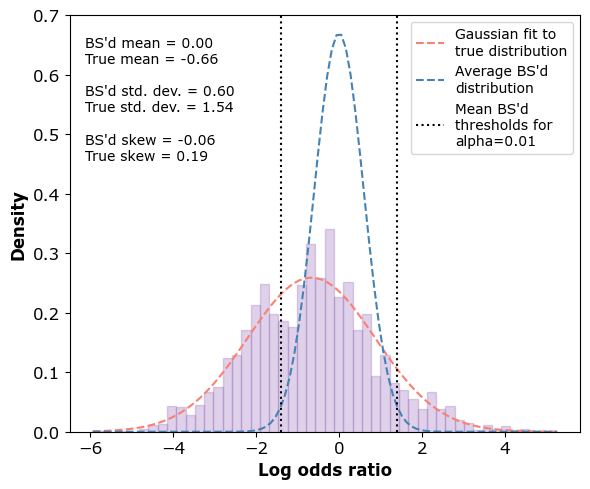
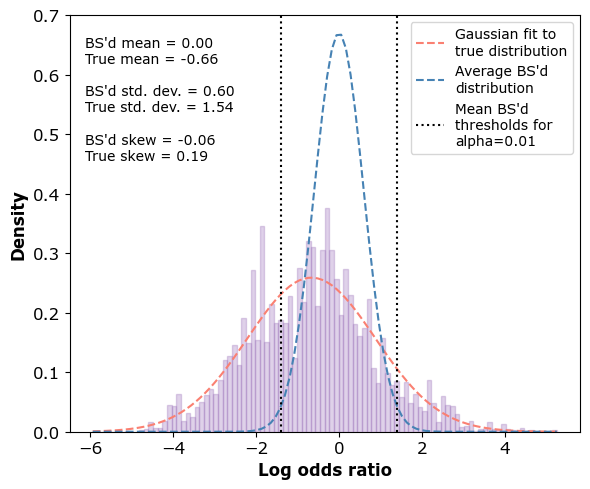
Code edit (unified diff) that turned the first committed figure into the second:
--- before
+++ after
@@ -9,3 +9,3 @@
 )
 
-plt.savefig(str(figure4 + "loss_50_95_bootstrap.png"), dpi=300, bbox_inches="tight", transparent=True)
+plt.savefig(str(figure5 + "loss_50_95_bootstrap.png"), dpi=300, bbox_inches="tight", transparent=True)

Commit: adding tables and stuff